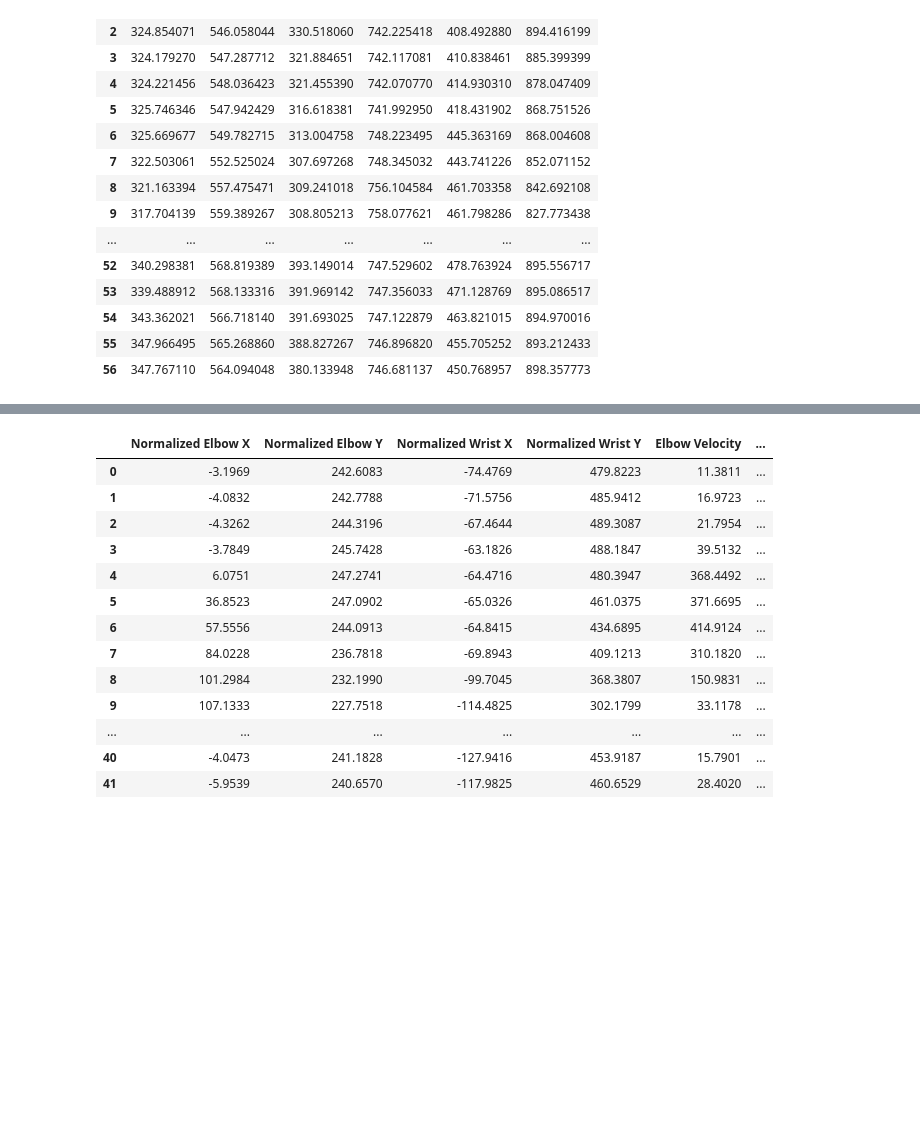
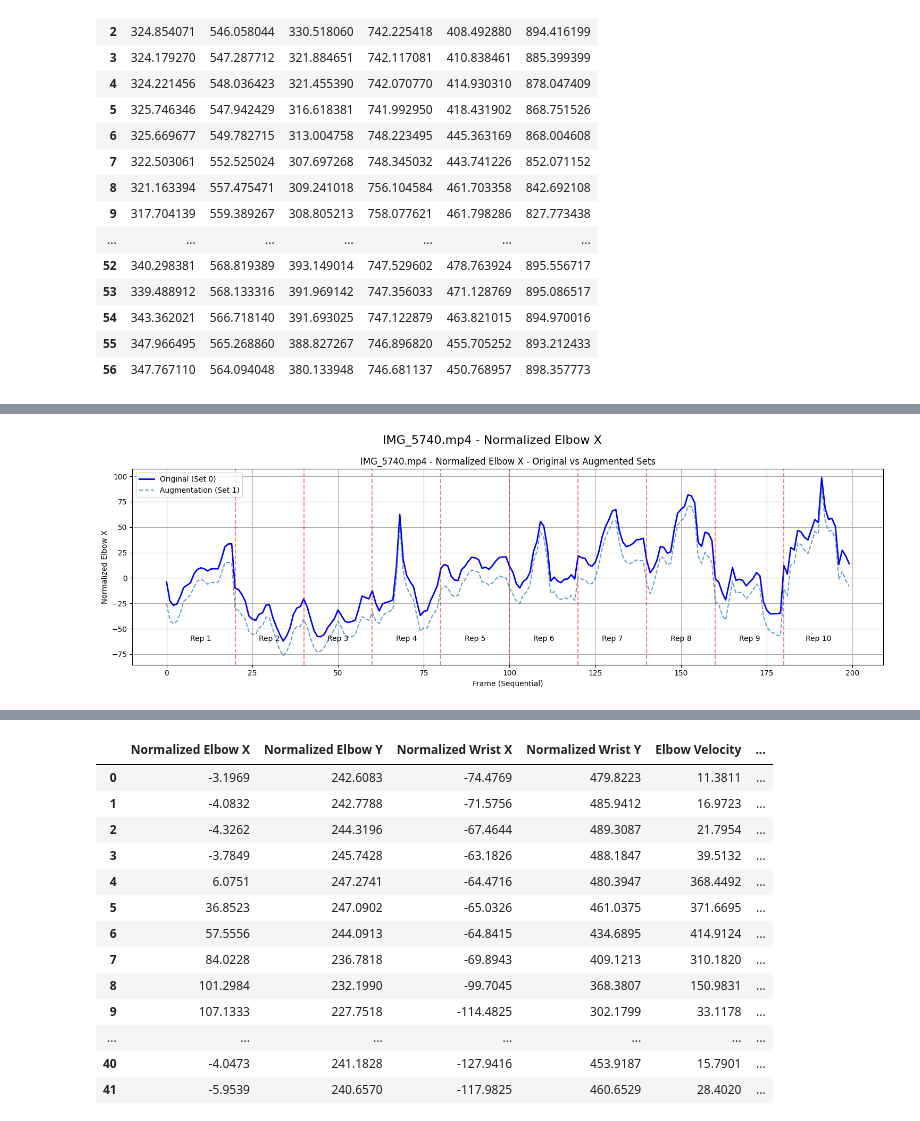
Before and after one commit to Cat2005/ML-rep-failure, a Jupyter notebook: lstm_rep_detection.ipynb, the cells around one changed output, grey strips where cells are left out. Cells and saved outputs as stored; diff of their text form; code cells hidden in the pictures; blank space fills up the shorter version.

```diff
--- a/lstm_rep_detection.ipynb
+++ b/lstm_rep_detection.ipynb
@@ -363,0 +477,81 @@ print(len(list(all_sets.keys())))
+# %%
+print(processed_all_sets_data.keys())
+
+# Group sets by video name
+video_groups = {}
+for video_key in processed_all_sets_data.keys():
+    video_name = video_key.split('_set_')[0]
+    if video_name not in video_groups:
+        video_groups[video_name] = []
+    video_groups[video_name].append(video_key)
+
+# Get the number of features in the data
+sample_rep = processed_all_sets_data[list(processed_all_sets_data.keys())[0]][0]
+num_features = sample_rep.shape[1]
+
+# Define feature names
+feature_names = [
+    "Normalized Elbow X",
+    "Normalized Elbow Y",
+    "Normalized Wrist X",
+    "Normalized Wrist Y",
+    "Elbow Velocity",
+    "Wrist Velocity",
+    "ROM Percentage"
+]
+
+# Create a figure with subplots for each feature
+plt.figure(figsize=(15, 10))
+
+for video_name, video_keys in video_groups.items():
+    # Sort keys to ensure set_0 (original) is processed first
+    video_keys.sort(key=lambda x: int(x.split('_set_')[1]))
+
+    # For each feature, create a subplot
+    for feature_idx in range(num_features):
+        plt.figure(figsize=(15, 5))
+        plt.suptitle(f'{video_name} - {feature_names[feature_idx]}', fontsize=16)
+
+        # Process each set for this video
+        for video_key in video_keys:
+            set_num = video_key.split('_set_')[1]
+
+            # Plot all reps sequentially on the same timeline
+            all_feature_data = []
+            rep_boundaries = [0]  # Track where each rep starts
+
+            # First collect all rep data sequentially
+            for rep_idx, rep_data in enumerate(processed_all_sets_data[video_key]):
+                # Extract the current feature
+                feature_values = rep_data[:, feature_idx]
+
+                # Add to our sequential data
+                all_feature_data.extend(feature_values)
+                rep_boundaries.append(rep_boundaries[-1] + len(feature_values))
+
+            # Plot the sequential data with different styles based on set number
+            if set_num == '0':
+                plt.plot(range(len(all_feature_data)), all_feature_data, 'b-',
+                         linewidth=2, label=f'Original (Set {set_num})')
+
+                # Add vertical lines to mark rep boundaries for original set only
+                for boundary in rep_boundaries[1:-1]:  # Skip first and last
+                    plt.axvline(x=boundary, color='r', linestyle='--', alpha=0.5)
+
+                # Add rep number annotations for original set only
+                for i in range(len(rep_boundaries)-1):
+                    mid_point = (rep_boundaries[i] + rep_boundaries[i+1]) // 2
+                    plt.text(mid_point, min(all_feature_data) - 0.05, f'Rep {i+1}',
+                             horizontalalignment='center')
+            else:
+                plt.plot(range(len(all_feature_data)), all_feature_data,
+                         linestyle='--', alpha=0.7, label=f'Augmentation (Set {set_num})')
+
+        plt.title(f'{video_name} - {feature_names[feature_idx]} - Original vs Augmented Sets')
+        plt.xlabel('Frame (Sequential)')
+        plt.ylabel(f'{feature_names[feature_idx]}')
+        plt.grid(True)
+        plt.legend()
+        plt.tight_layout()
+        plt.show()
+# %% [output]
@@ -363,0 +560 @@ print(len(list(all_sets.keys())))
+[figure, added]
```
Also changed, not shown: parts of 20 cells of this notebook.
